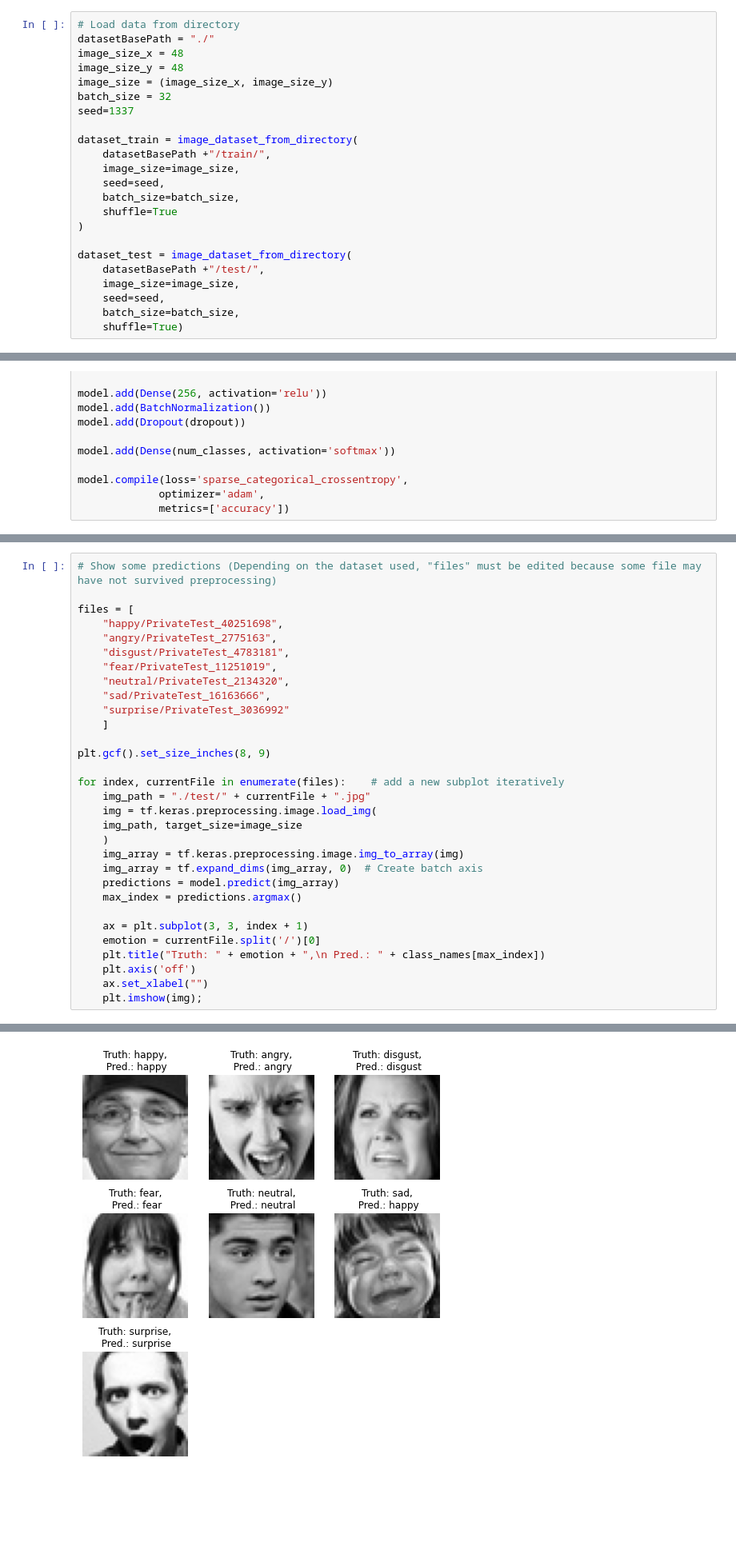
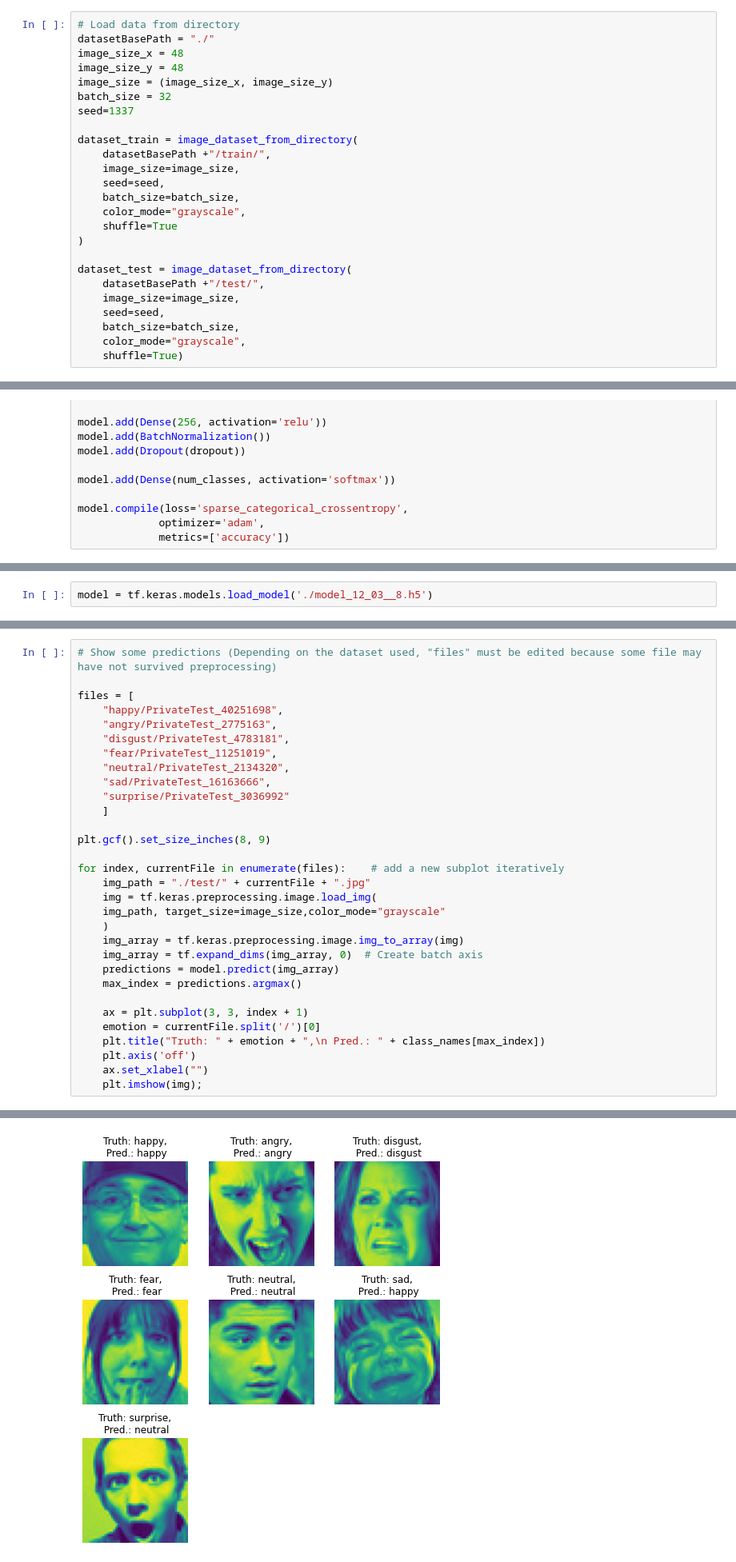
Before and after one commit to TimWue/facialExpressionRecognition, a Jupyter notebook: EmotionDetection.ipynb, the cells around one changed output, grey strips where cells are left out. Shown at 80% size. Cells and saved outputs as stored; diff of their text form; blank space fills up the shorter version.

Commit message:
change color_mode to grayscale

```diff
--- a/EmotionDetection.ipynb
+++ b/EmotionDetection.ipynb
@@ -233,6 +234,7 @@ dataset_train = image_dataset_from_directory(
     image_size=image_size,
     seed=seed,
     batch_size=batch_size,
+    color_mode="grayscale",
     shuffle=True
 )
 
@@ -241,6 +243,7 @@ dataset_test = image_dataset_from_directory(
     image_size=image_size,
     seed=seed,
     batch_size=batch_size,
+    color_mode="grayscale",
     shuffle=True)
 # %% [output]
 Found 28709 files belonging to 7 classes.
@@ -362,3 +380,5 @@ model.save('./model_12_03__6.h5',include_optimizer=False) # import within dl4j f
 
 #model.save('./model_12_03__3',save_format='h5') # save in old format which can be converted to tensorflowjs format or imported by dl4j
 #tfjs.converters.save_keras_model(model, "./") # save directly in tensorflowjs format
+# %%
+model = tf.keras.models.load_model('./model_12_03__8.h5')
@@ -388,7 +410,7 @@ plt.gcf().set_size_inches(8, 9)
 for index, currentFile in enumerate(files):    # add a new subplot iteratively
     img_path = "./test/" + currentFile + ".jpg"
     img = tf.keras.preprocessing.image.load_img(
-    img_path, target_size=image_size
+    img_path, target_size=image_size,color_mode="grayscale"
     )
     img_array = tf.keras.preprocessing.image.img_to_array(img)
     img_array = tf.expand_dims(img_array, 0)  # Create batch axis
@@ -412,4 +434,4 @@ for index, currentFile in enumerate(files):    # add a new subplot iteratively
-[figure, old version]
+[figure, new version]
 # %%
 # Take whole test dataset to evaluate predictions
 sample_size = 7178
```
Also changed, not shown: parts of 14 cells of this notebook.
